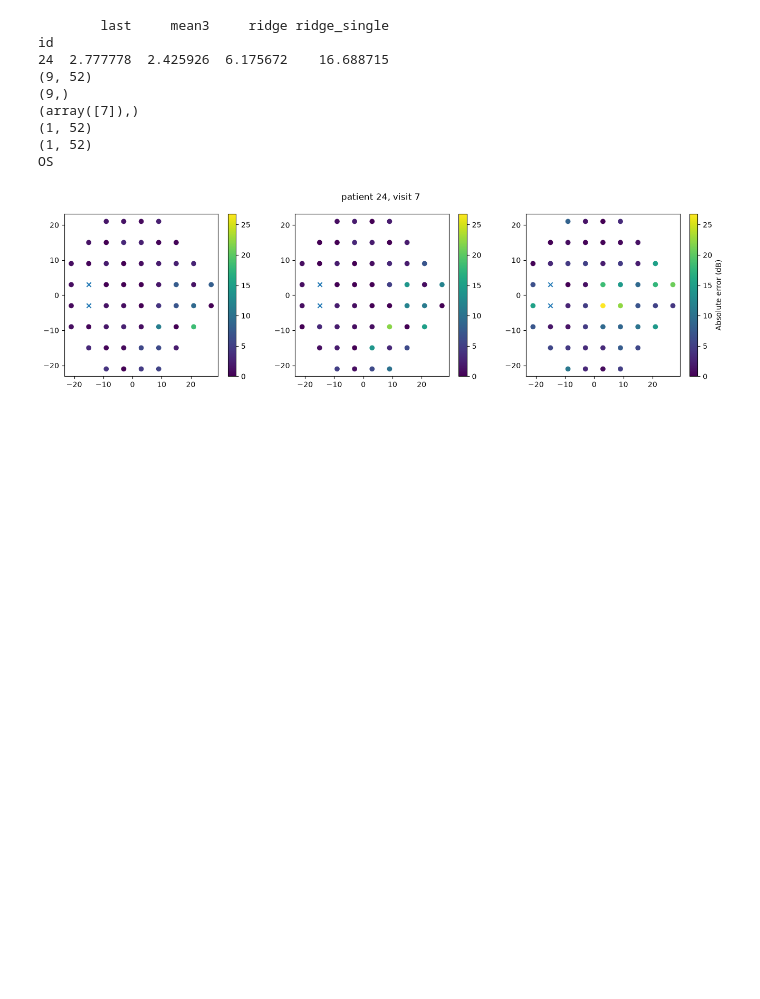
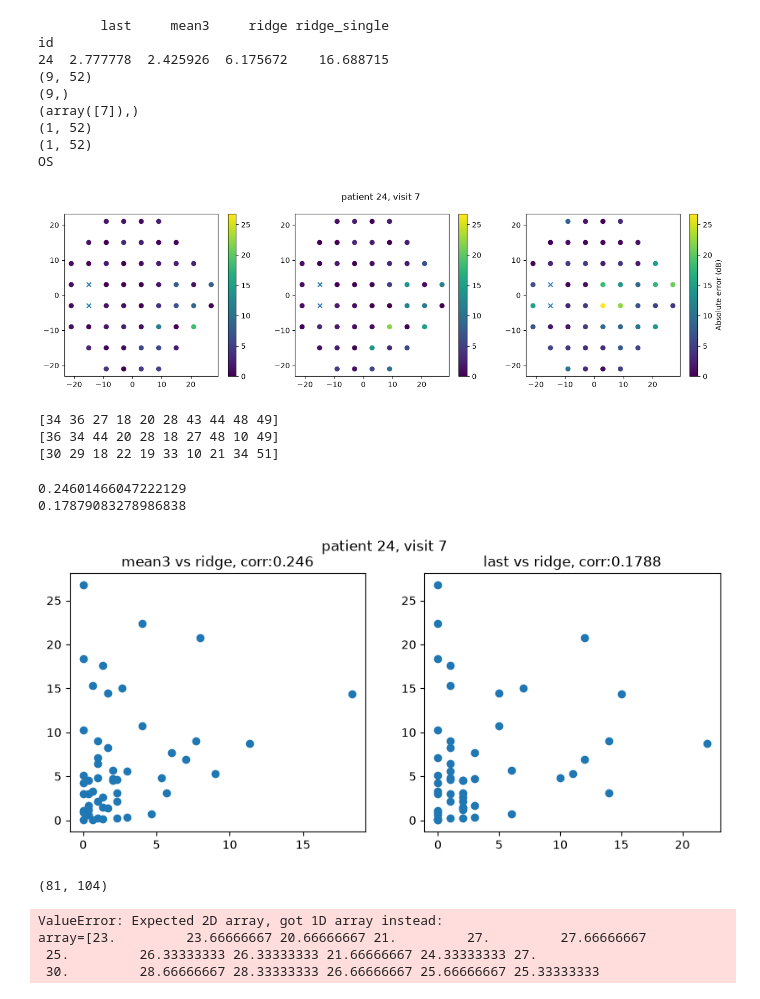
Before and after one commit to kuroganegames/biosignal_training, a Jupyter notebook: findex_halfday/try_hadlfday.ipynb, the cells around one changed output. Drawn from its saved outputs; the diff is of its cells as text; code cells hidden in the pictures; blank space fills up the shorter version.

```diff
--- a/findex_halfday/try_hadlfday.ipynb
+++ b/findex_halfday/try_hadlfday.ipynb
@@ -1366,3 +1366,37 @@ id
 (1, 52)
 OS
 [figure]
+# %%
+# print(np.sort(data_worttest_ridge)[0,-10:])
+# print(np.argsort(data_worttest_ridge, axis=None))
+# print([data_worttest_ridge[0,i] for i in np.argsort(data_worttest_ridge, axis=None)][-10:])
+
+# 予測のずれた位置は変わっているのか？
+print(np.argsort(data_worttest_mean3, axis=None)[::-1][:10])
+print(np.argsort(data_worttest_last, axis=None)[::-1][:10])
+print(np.argsort(data_worttest_ridge, axis=None)[::-1][:10])
+# %% [output]
+[34 36 27 18 20 28 43 44 48 49]
+[36 34 44 20 28 18 27 48 10 49]
+[30 29 18 22 19 33 10 21 34 51]
+# %%
+corr_ridge_mean3 = np.corrcoef(data_worttest_mean3, data_worttest_ridge)[0, 1]
+print(corr_ridge_mean3)
+corr_ridge_last = np.corrcoef(data_worttest_last, data_worttest_ridge)[0, 1]
+print(corr_ridge_last)
+
+fig, axes = plt.subplots(1,2, figsize=(10,4))
+axes[0].scatter(data_worttest_mean3, data_worttest_ridge)
+axes[0].set_title("mean3 vs ridge, corr:{:.4}".format(corr_ridge_mean3))
+axes[1].scatter(data_worttest_last, data_worttest_ridge)
+axes[1].set_title("last vs ridge, corr:{:.4}".format(corr_ridge_last))
+fig.suptitle(f"patient {mae_worst.index[0]}, visit {int(visit_worst[0])}")
+plt.show()
+# %% [output]
+0.24601466047222129
+0.17879083278986838
+[figure, added]
+# %%
+X_test.shape
+# %% [output]
+(81, 104)
@@ -1368,0 +1407,7 @@ OS
+# %%
+predict_field_next_visit(X_test[0])
+# %% [output]
+ValueError: Expected 2D array, got 1D array instead:
+array=[23.         23.66666667 20.66666667 21.         27.         27.66666667
+ 25.         26.33333333 26.33333333 21.66666667 24.33333333 27.
+ 30.         28.66666667 28.33333333 26.66666667 25.66666667 25.33333333
```
Also changed, not shown: parts of 1 cell of this notebook.
